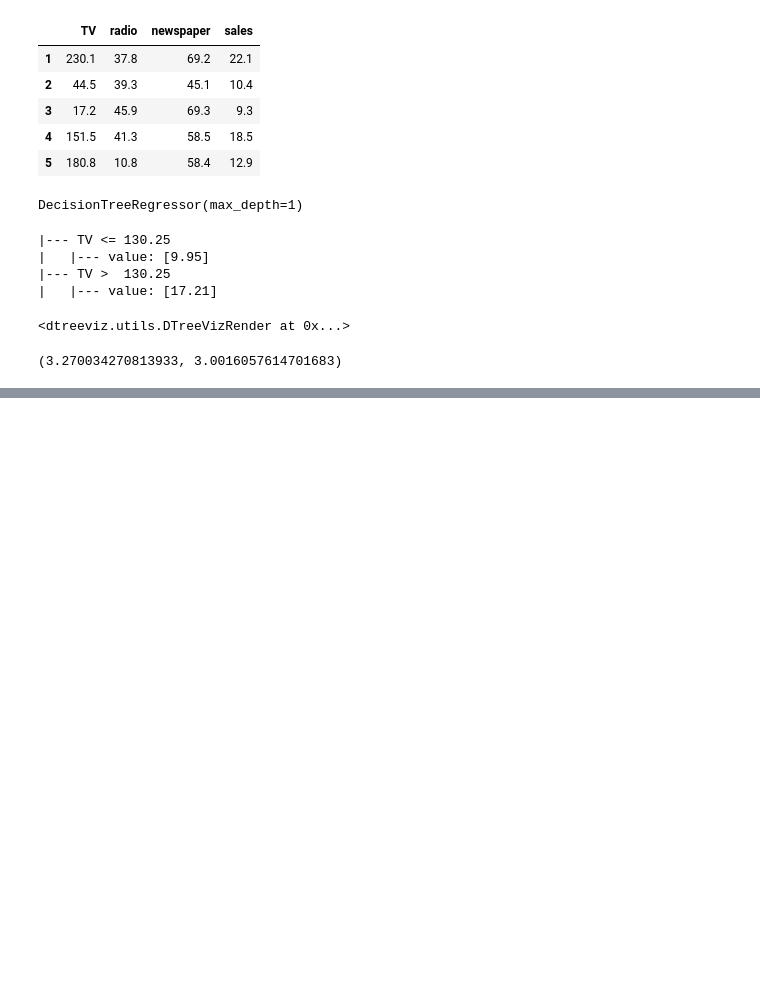
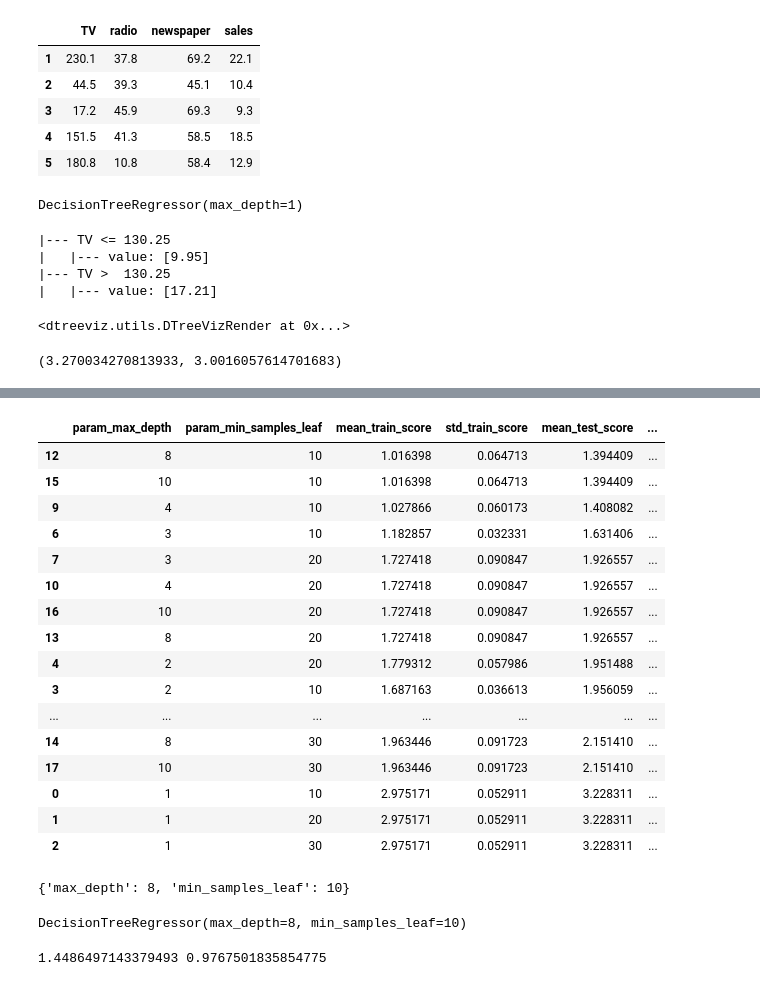
Before and after one commit to kessingtonosazee/GCP_Project_1, a Jupyter notebook: mlc_2324_w6_lab_prep1.ipynb, the cells around one changed output, grey strips where cells are left out. Drawn from its saved outputs; the diff is of its cells as text; code cells hidden in the pictures; blank space fills up the shorter version.

```diff
--- a/mlc_2324_w6_lab_prep1.ipynb
+++ b/mlc_2324_w6_lab_prep1.ipynb
@@ -66,3 +66,9 @@ dtv.view(fontname='sans-serif', scale=2)
 mean_absolute_error(y_test, dtr.predict(X_test)), mean_absolute_error(y_train, dtr.predict(X_train))
 # %% [output]
 (3.270034270813933, 3.0016057614701683)
+# %%
+# Define parameter grid
+param_grid = {
+    'max_depth': [1,2, 3, 4, 8, 10],
+    'min_samples_leaf': [ 10, 20, 30 ]
+}
@@ -68,0 +117,48 @@ mean_absolute_error(y_test, dtr.predict(X_test)), mean_absolute_error(y_train, d
+# %%
+# select performance indices to display and convert negative values to positive
+gs_df_s = gs_df[ [
+    'param_max_depth', 'param_min_samples_leaf',
+    'mean_train_score', 'std_train_score',
+    'mean_test_score', 'std_test_score', 'rank_test_score'
+] ].sort_values('rank_test_score')
+
+gs_df_s.iloc[:, [2,4]] = gs_df_s.iloc[:, [2,4]].mul(-1)
+
+gs_df_s
+# %% [output]
+|  | param_max_depth | param_min_samples_leaf | mean_train_score | std_train_score | mean_test_score | ... |
+| 12 | 8 | 10 | 1.016398 | 0.064713 | 1.394409 | ... |
+| 15 | 10 | 10 | 1.016398 | 0.064713 | 1.394409 | ... |
+| 9 | 4 | 10 | 1.027866 | 0.060173 | 1.408082 | ... |
+| 6 | 3 | 10 | 1.182857 | 0.032331 | 1.631406 | ... |
+| 7 | 3 | 20 | 1.727418 | 0.090847 | 1.926557 | ... |
+| 10 | 4 | 20 | 1.727418 | 0.090847 | 1.926557 | ... |
+| 16 | 10 | 20 | 1.727418 | 0.090847 | 1.926557 | ... |
+| 13 | 8 | 20 | 1.727418 | 0.090847 | 1.926557 | ... |
+| 4 | 2 | 20 | 1.779312 | 0.057986 | 1.951488 | ... |
+| 3 | 2 | 10 | 1.687163 | 0.036613 | 1.956059 | ... |
+| ... | ... | ... | ... | ... | ... | ... |
+| 14 | 8 | 30 | 1.963446 | 0.091723 | 2.151410 | ... |
+| 17 | 10 | 30 | 1.963446 | 0.091723 | 2.151410 | ... |
+| 0 | 1 | 10 | 2.975171 | 0.052911 | 3.228311 | ... |
+| 1 | 1 | 20 | 2.975171 | 0.052911 | 3.228311 | ... |
+| 2 | 1 | 30 | 2.975171 | 0.052911 | 3.228311 | ... |
+# %%
+ #select best model
+gs_results.best_params_
+# %% [output]
+{'max_depth': 8, 'min_samples_leaf': 10}
+# %%
+# ...and obtain the best model (the one fitted on that winning configuration)
+gs_results.best_estimator_
+# %% [output]
+DecisionTreeRegressor(max_depth=8, min_samples_leaf=10)
+# %%
+dtrb = gs_results.best_estimator_
+
+print(
+    mean_absolute_error(y_test, dtrb.predict(X_test)),
+    mean_absolute_error(y_train, dtrb.predict(X_train))
+)
+# %% [output]
+1.4486497143379493 0.9767501835854775
```
Also changed, not shown: parts of 6 cells of this notebook.
